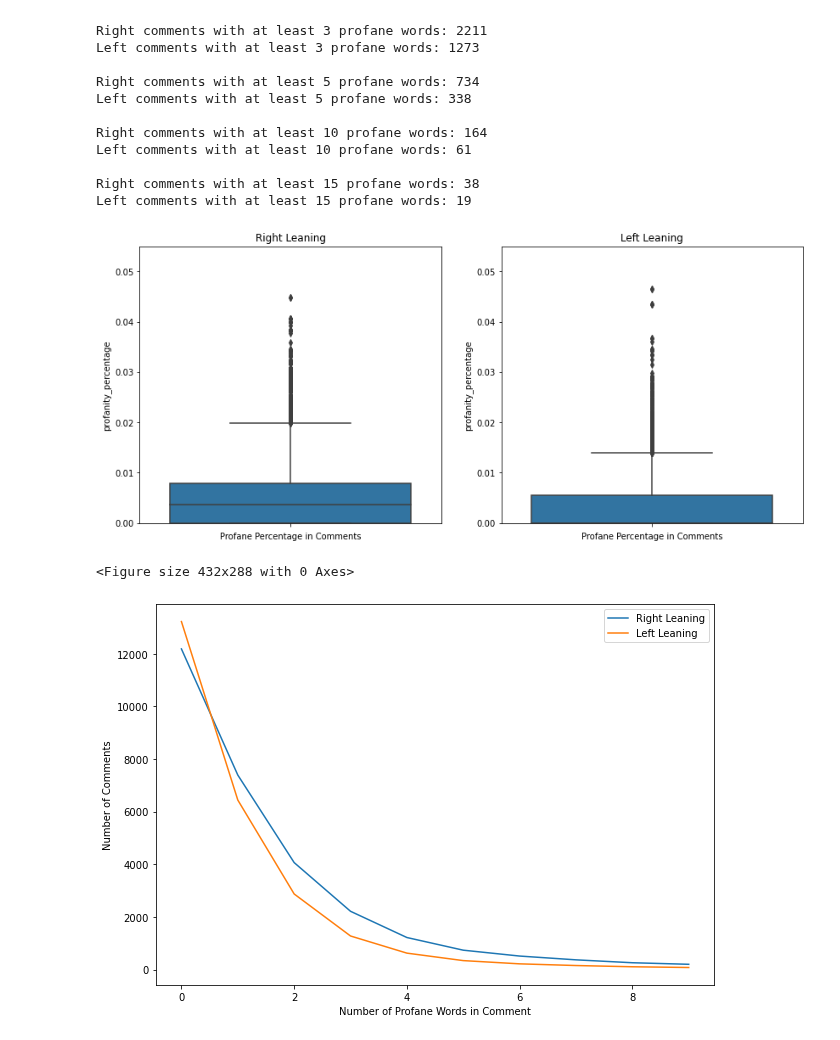
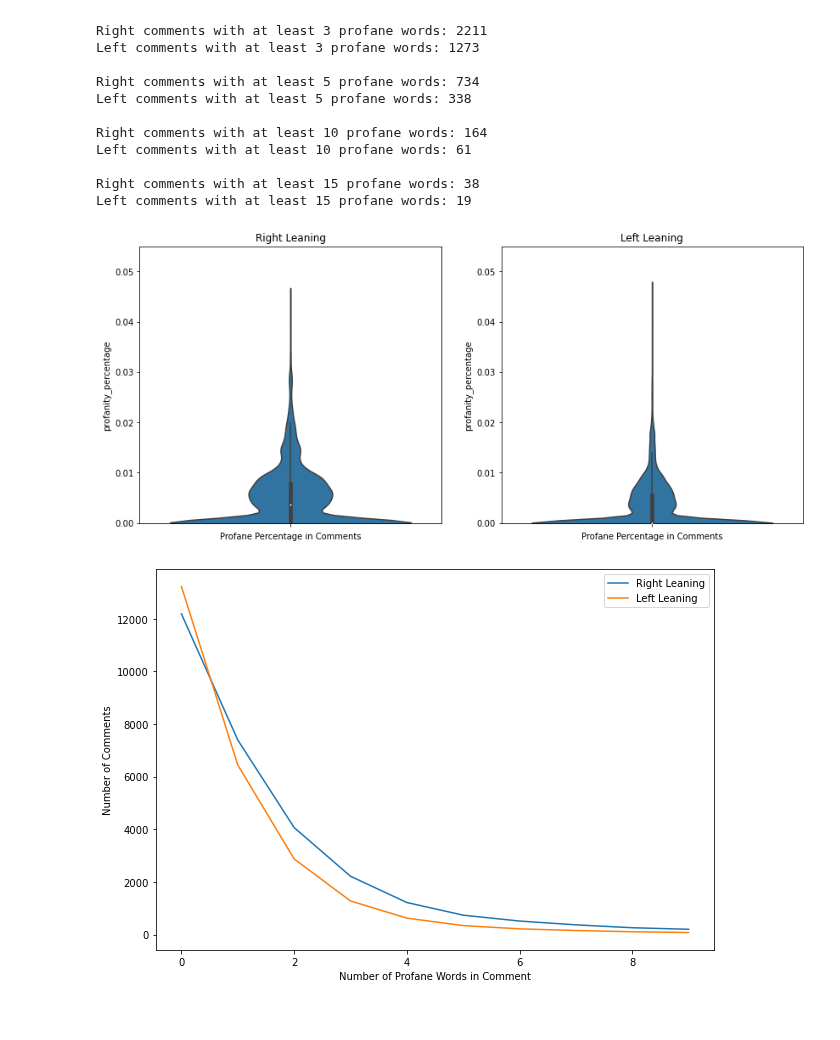
Before and after one commit to bmccabe96/Reddit_NLP, a Jupyter notebook: Analysis/EDA.ipynb, the cells around one changed output. Cells and saved outputs as stored; diff of their text form; code cells hidden in the pictures.

```diff
--- a/Analysis/EDA.ipynb
+++ b/Analysis/EDA.ipynb
@@ -244,37 +244,23 @@ Left comments with at least 15 profane words: 19
 # %%
 right.profanity_percentage.describe()
 
 left.profanity_percentage.describe()
 
 fig = plt.figure(figsize=(14,6))
 
 ax1 = plt.subplot(1, 2, 1)
-sns.boxplot(y=right.profanity_percentage, ax=ax1)
+sns.violinplot(y=right.profanity_percentage, ax=ax1)
 plt.xlabel("Profane Percentage in Comments")
 plt.ylim(0,.055)
 plt.title("Right Leaning")
 
 ax2 = plt.subplot(1, 2, 2)
-sns.boxplot(y=left.profanity_percentage, ax=ax2)
+sns.violinplot(y=left.profanity_percentage, ax=ax2)
 plt.xlabel("Profane Percentage in Comments")
 plt.ylim(0,.055)
 plt.title("Left Leaning")
 
-
+plt.savefig("../pics/Profanity_Violinplot.png")
 plt.show()
-plt.savefig("../pics/Profanity_Boxplot.png")
-
-
-right_index = np.arange(0,10)
-left_index = np.arange(0,10)
-
-right_values = []
-for i in right_index:
-    right_values.append(len(right[right.profanity_count >= i]))
-
-left_values = []
-for i in right_index:
-    left_values.append(len(left[left.profanity_count >= i]))
 # %% [output]
-[figure, old version]
+[figure, new version]
-<Figure size 432x288 with 0 Axes>
```
Also changed, not shown: parts of 9 cells of this notebook, 5 other files.
